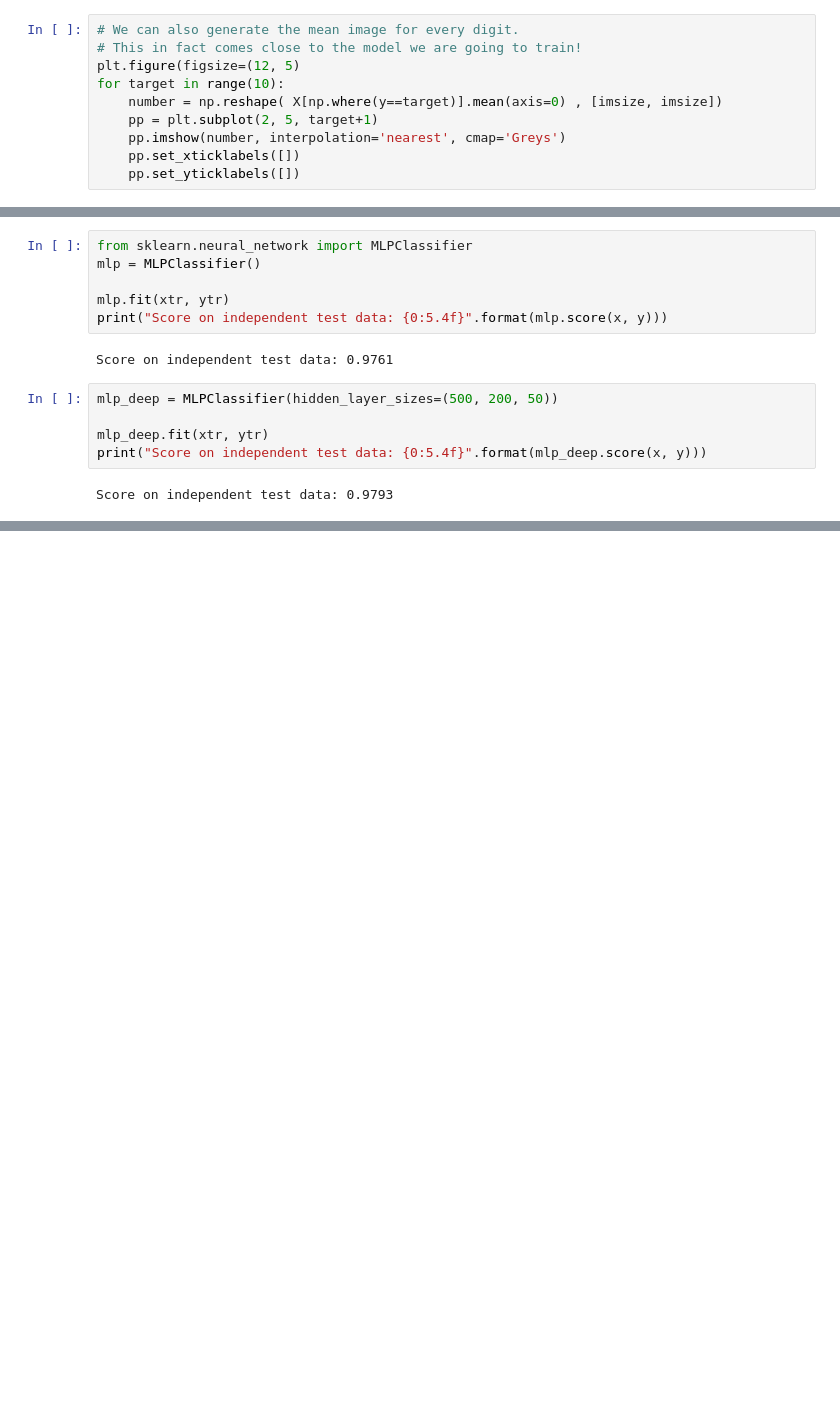
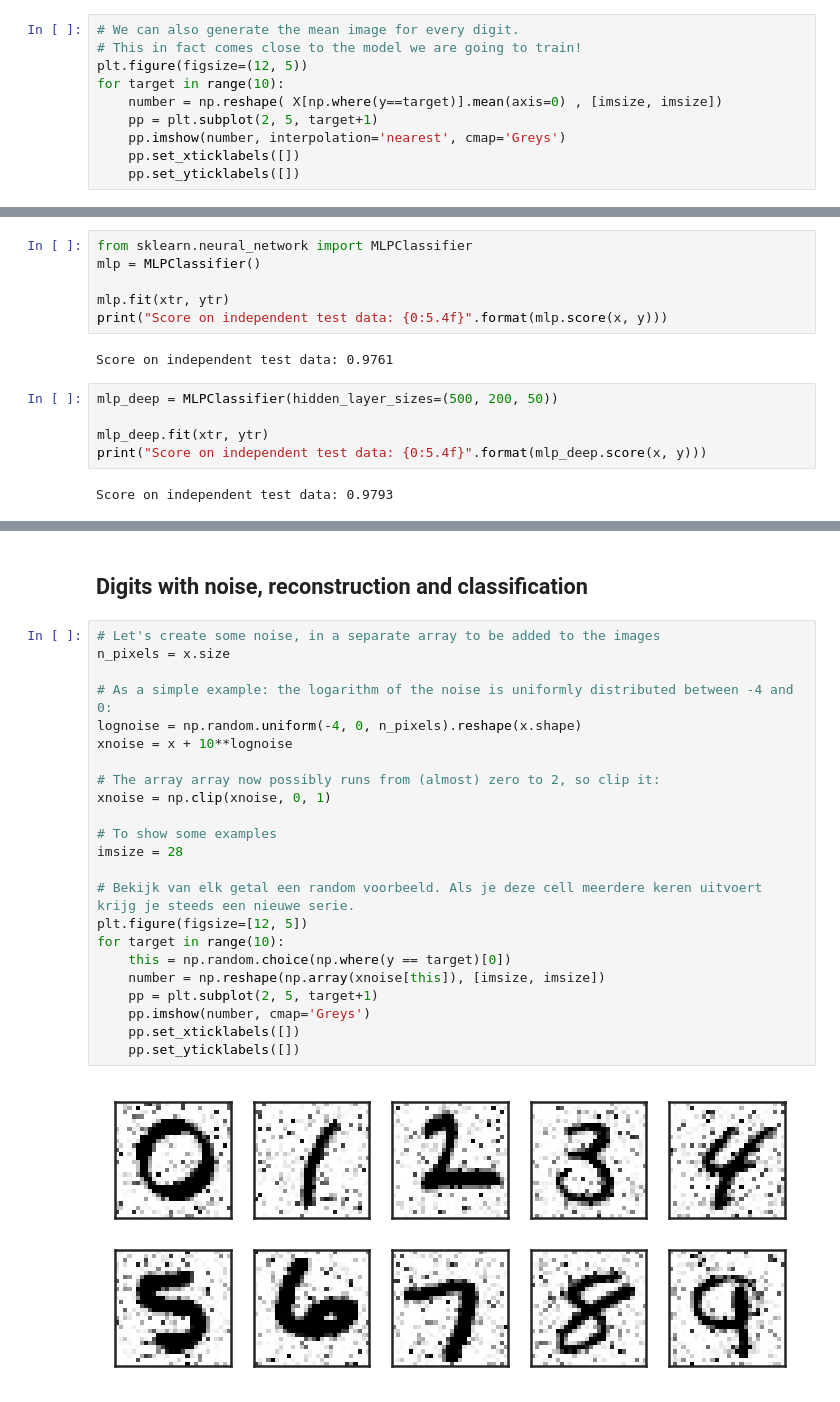
Before and after one commit to harcel/blog, a Jupyter notebook: digits.ipynb, the cells around one changed output, grey strips where cells are left out. Saved outputs shown, nothing was run; the diff lists cells and outputs as text; blank space fills up the shorter version.

Commit message:
Added denoiser, compare classifications

```diff
--- a/digits.ipynb
+++ b/digits.ipynb
@@ -45,7 +45,7 @@ for target in range(10):
 # %%
 # We can also generate the mean image for every digit.
 # This in fact comes close to the model we are going to train!
-plt.figure(figsize=(12, 5)
+plt.figure(figsize=(12, 5))
 for target in range(10):
     number = np.reshape( X[np.where(y==target)].mean(axis=0) , [imsize, imsize])
     pp = plt.subplot(2, 5, target+1)
@@ -134,0 +135,27 @@ Score on independent test data: 0.9786
+# %% [markdown]
+## Digits with noise, reconstruction and classification
+# %%
+# Let's create some noise, in a separate array to be added to the images
+n_pixels = x.size
+
+# As a simple example: the logarithm of the noise is uniformly distributed between -4 and 0:
+lognoise = np.random.uniform(-4, 0, n_pixels).reshape(x.shape)
+xnoise = x + 10**lognoise
+
+# The array array now possibly runs from (almost) zero to 2, so clip it:
+xnoise = np.clip(xnoise, 0, 1)
+
+# To show some examples
+imsize = 28
+
+# Bekijk van elk getal een random voorbeeld. Als je deze cell meerdere keren uitvoert krijg je steeds een nieuwe serie.
+plt.figure(figsize=[12, 5])
+for target in range(10):
+    this = np.random.choice(np.where(y == target)[0])
+    number = np.reshape(np.array(xnoise[this]), [imsize, imsize])
+    pp = plt.subplot(2, 5, target+1)
+    pp.imshow(number, cmap='Greys')
+    pp.set_xticklabels([])
+    pp.set_yticklabels([])
+# %% [output]
+[figure, added]
```
Also changed, not shown: parts of 8 cells of this notebook.
